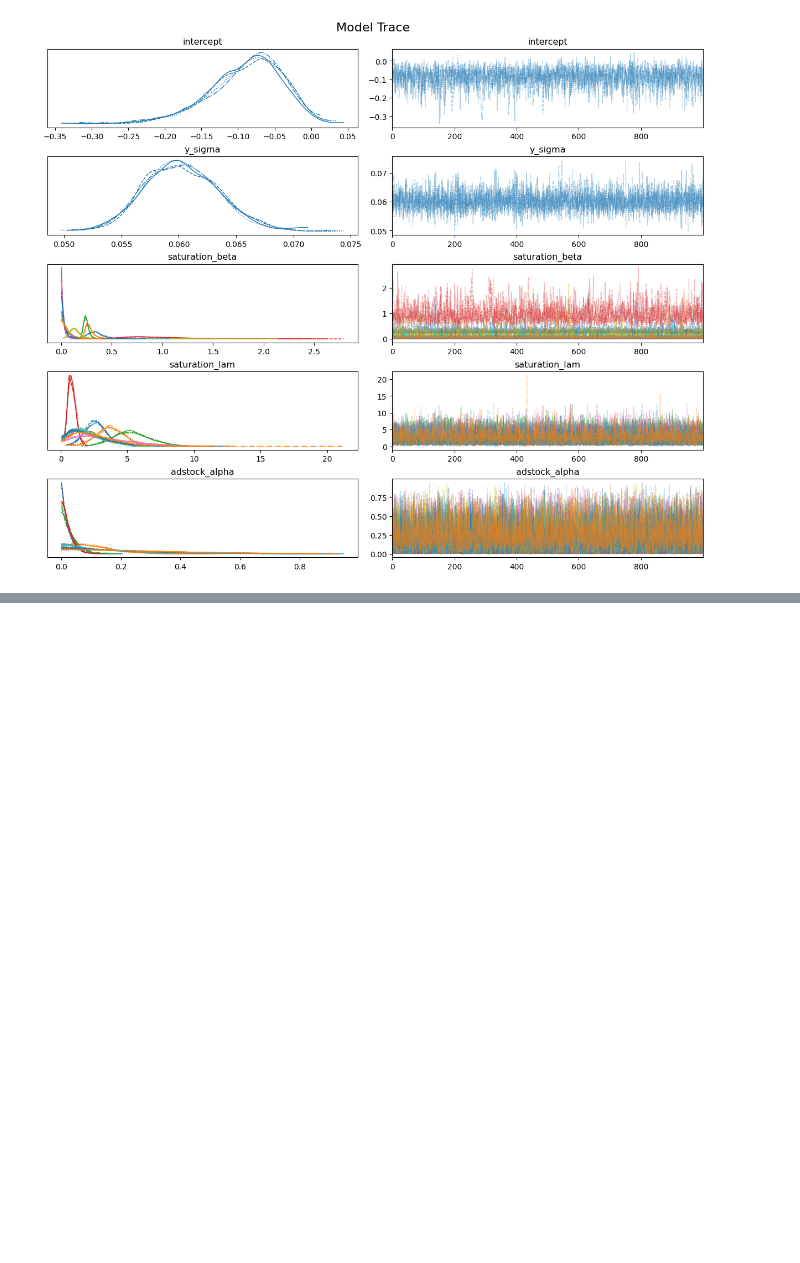
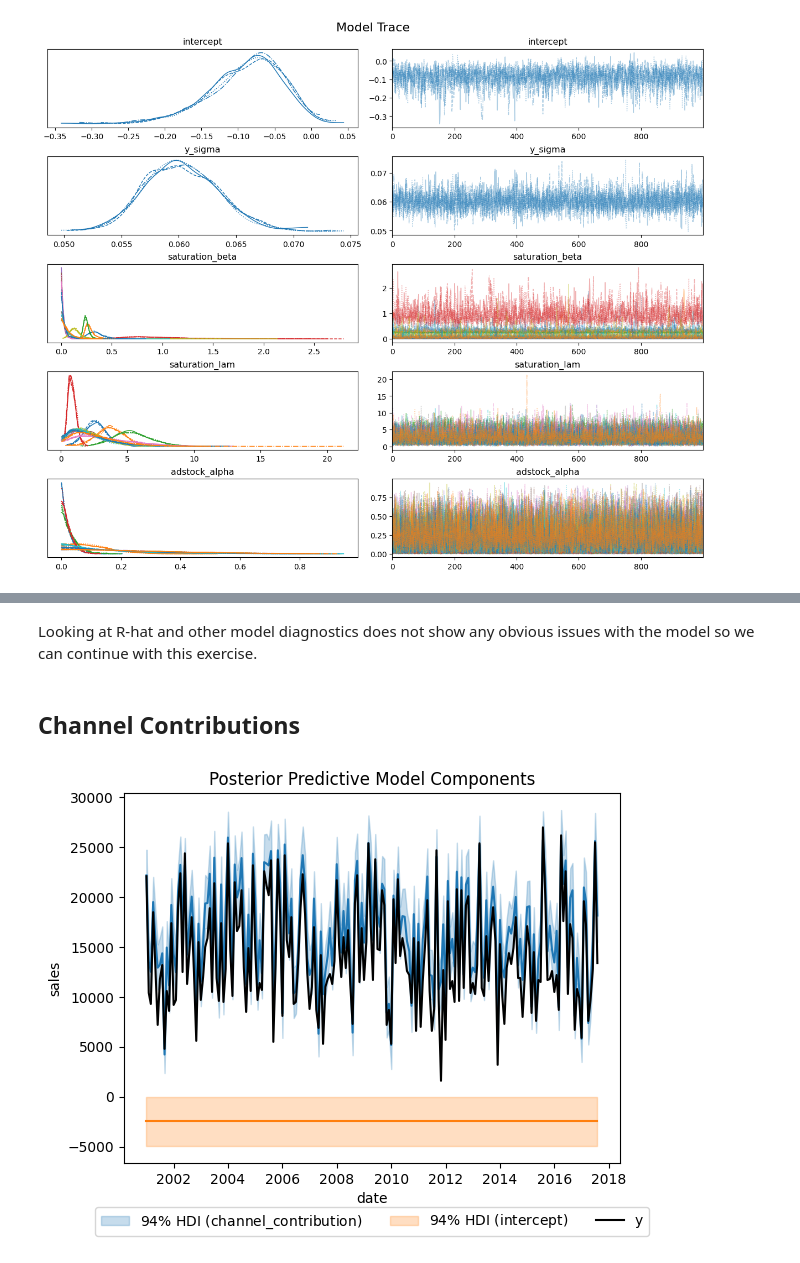
Before and after one commit to helios1014/marketing_mix_modeling, a Jupyter notebook: mmm.ipynb, the cells around one changed output, grey strips where cells are left out. Drawn from its saved outputs; the diff is of its cells as text; code cells hidden in the pictures; blank space fills up the shorter version.

```diff
--- a/mmm.ipynb
+++ b/mmm.ipynb
@@ -438,0 +428,9 @@ mmm.plot_errors(original_scale=True);
+# %% [markdown]
+Looking at R-hat and other model diagnostics does not show any obvious issues with the model so we can continue with this exercise.
+# %% [markdown]
+## Channel Contributions
+# %%
+fig = mmm.plot_components_contributions(original_scale=True)
+fig.gca().set(xlabel="date", ylabel="sales");
+# %% [output]
+[figure, added]
```
Also changed, not shown: parts of 19 cells of this notebook, 1 other file.
